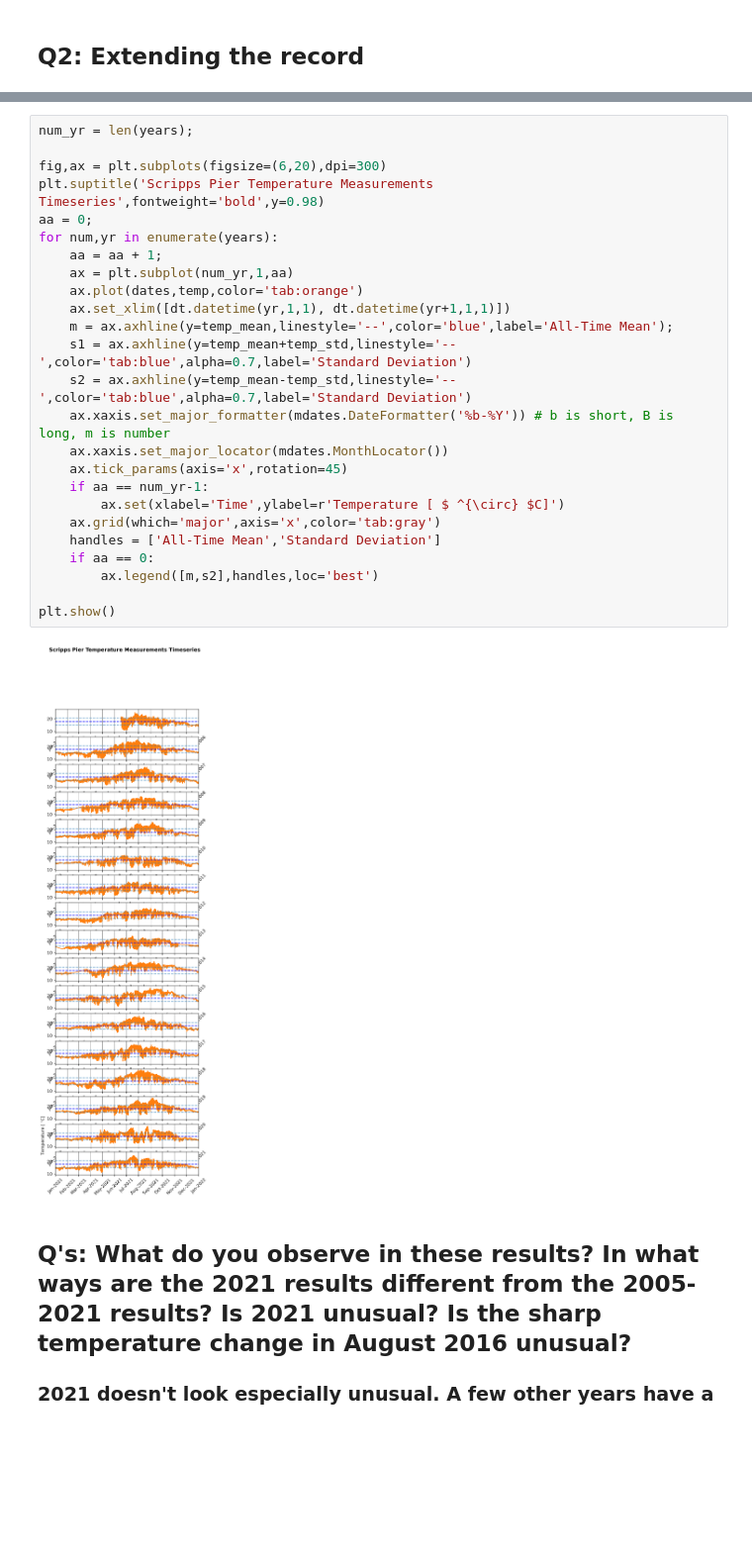
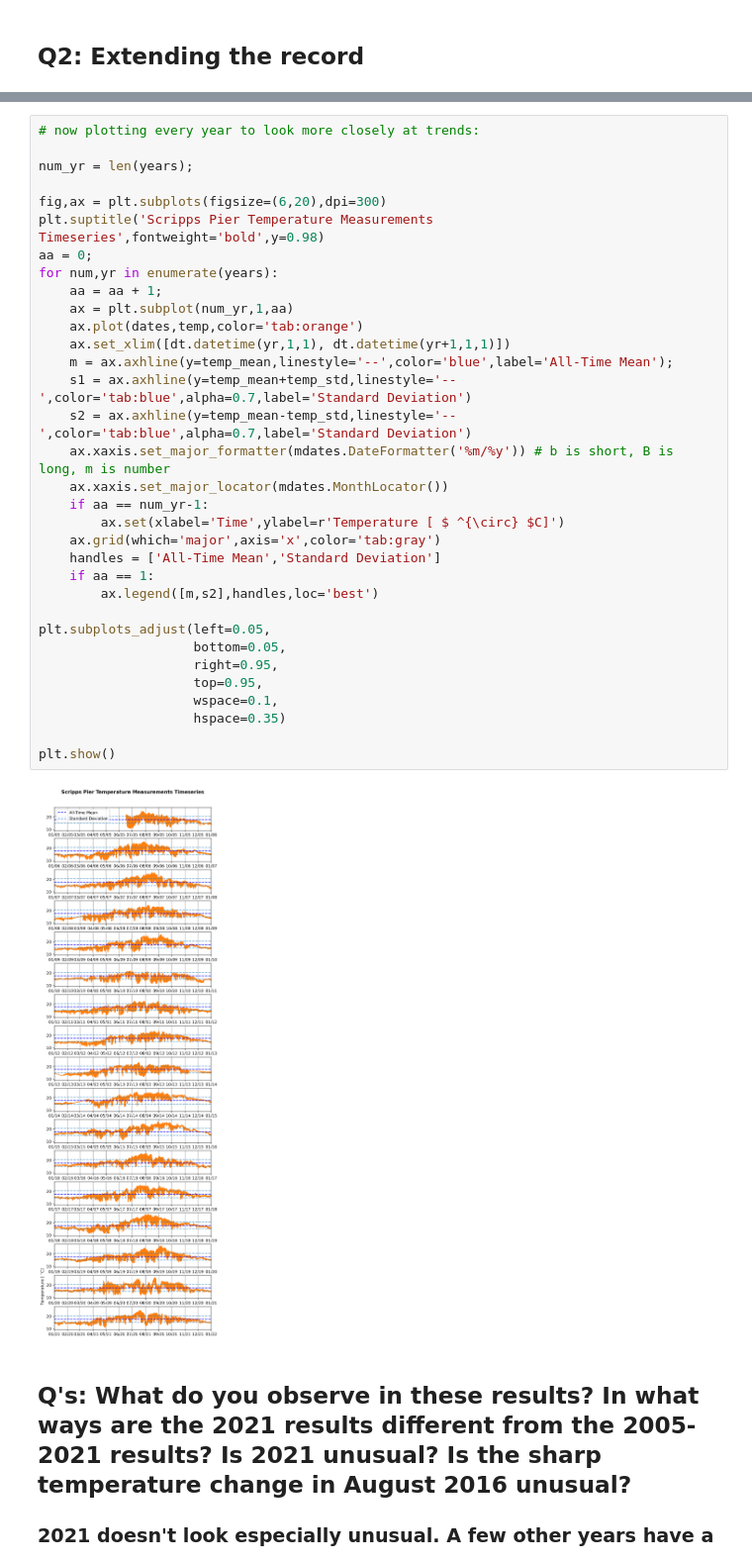
Before and after one commit to boatwrva/sioc221a, a Jupyter notebook: week1/Boatwright_HW1.ipynb, the cells around one changed output, grey strips where cells are left out. Shown at 99% size. Saved outputs shown, nothing was run; the diff lists cells and outputs as text; blank space fills up the shorter version.

```diff
--- a/week1/Boatwright_HW1.ipynb
+++ b/week1/Boatwright_HW1.ipynb
@@ -149,31 +169,39 @@ See the caveats in the documentation: https://pandas.pydata.org/pandas-docs/stab
 [figure]
 # %%
+# now plotting every year to look more closely at trends:
+
 num_yr = len(years);
 
 fig,ax = plt.subplots(figsize=(6,20),dpi=300)
 plt.suptitle('Scripps Pier Temperature Measurements Timeseries',fontweight='bold',y=0.98)
 aa = 0;
 for num,yr in enumerate(years):
     aa = aa + 1;
     ax = plt.subplot(num_yr,1,aa)
     ax.plot(dates,temp,color='tab:orange')
     ax.set_xlim([dt.datetime(yr,1,1), dt.datetime(yr+1,1,1)])
     m = ax.axhline(y=temp_mean,linestyle='--',color='blue',label='All-Time Mean');
     s1 = ax.axhline(y=temp_mean+temp_std,linestyle='--',color='tab:blue',alpha=0.7,label='Standard Deviation')
     s2 = ax.axhline(y=temp_mean-temp_std,linestyle='--',color='tab:blue',alpha=0.7,label='Standard Deviation')
-    ax.xaxis.set_major_formatter(mdates.DateFormatter('%b-%Y')) # b is short, B is long, m is number
+    ax.xaxis.set_major_formatter(mdates.DateFormatter('%m/%y')) # b is short, B is long, m is number
     ax.xaxis.set_major_locator(mdates.MonthLocator())
-    ax.tick_params(axis='x',rotation=45)
     if aa == num_yr-1:
         ax.set(xlabel='Time',ylabel=r'Temperature [ $ ^{\circ} $C]')
     ax.grid(which='major',axis='x',color='tab:gray')
     handles = ['All-Time Mean','Standard Deviation']
-    if aa == 0:
+    if aa == 1:
         ax.legend([m,s2],handles,loc='best')
 
+plt.subplots_adjust(left=0.05,
+                    bottom=0.05,
+                    right=0.95,
+                    top=0.95,
+                    wspace=0.1,
+                    hspace=0.35)
+
 plt.show()
 # %% [output]
-[figure, old version]
+[figure, new version]
 # %% [markdown]
 ## Q's: What do you observe in these results? In what ways are the 2021 results different from the 2005-2021 results? Is 2021 unusual? Is the sharp temperature change in August 2016 unusual?
 
```
Also changed, not shown: parts of 13 cells of this notebook, 1 other file.
